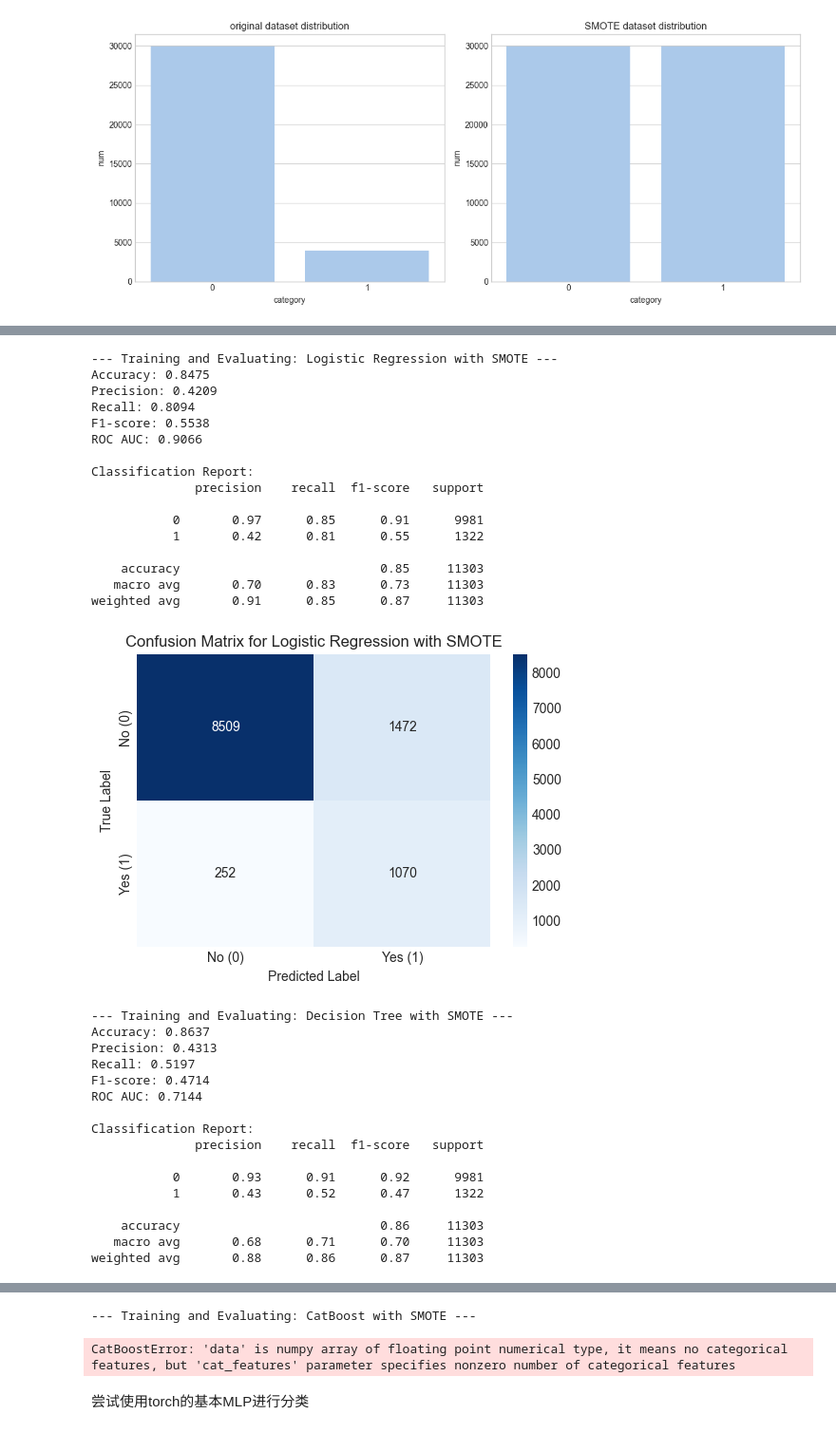
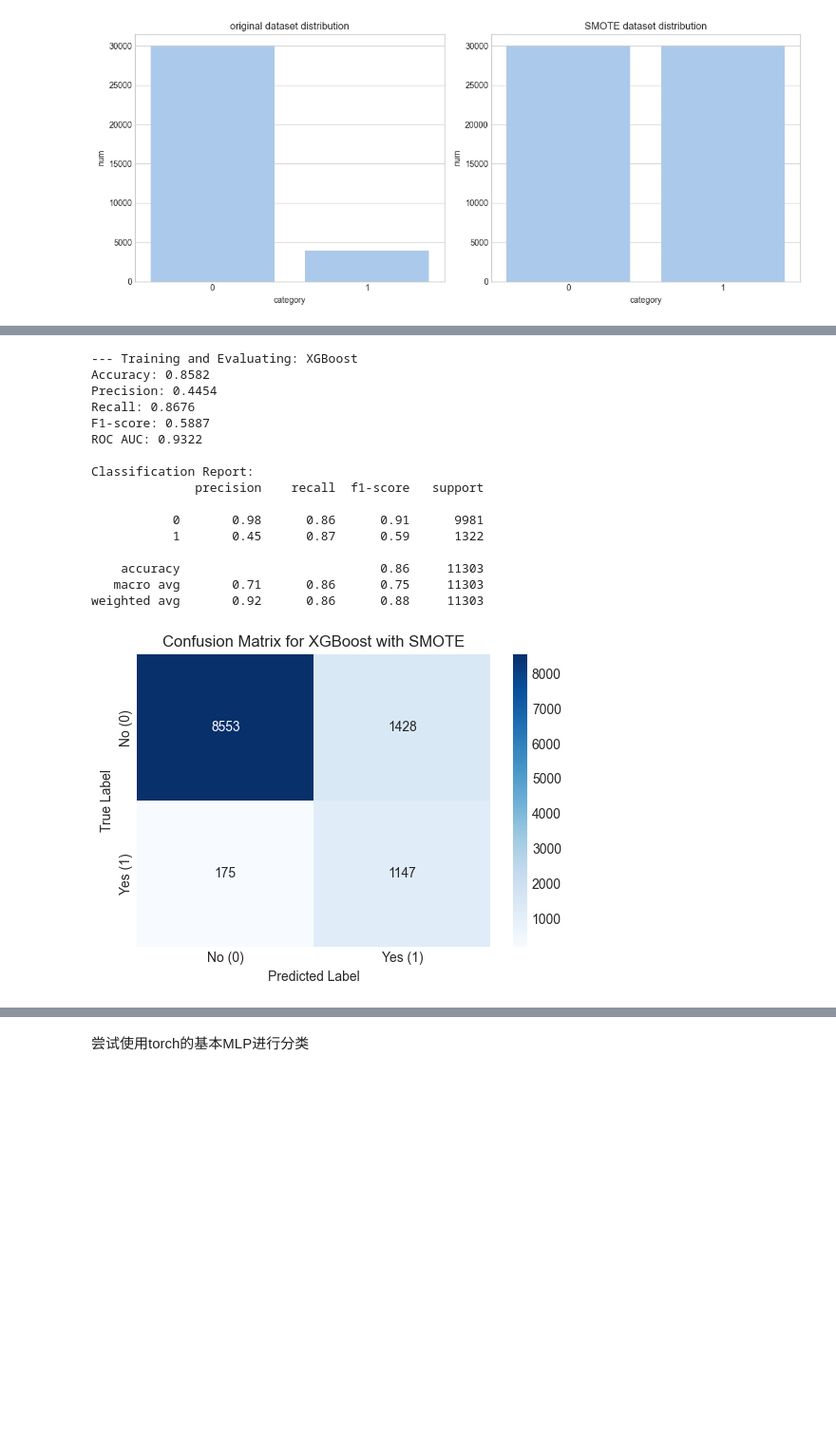
Before and after one commit to VivianOuou/Bank-Telemarketing, a Jupyter notebook: lxh/basline_log_smote.ipynb, the cells around one changed output, grey strips where cells are left out. Shown at 95% size. Cells and saved outputs as stored; diff of their text form; code cells hidden in the pictures; blank space fills up the shorter version.

```diff
--- a/lxh/basline_log_smote.ipynb
+++ b/lxh/basline_log_smote.ipynb
@@ -212,8 +213,8 @@ print(f"y_train shape: {y_train.shape}, y_test shape: {y_test.shape}")
 X_train shape: (33908, 18), X_test shape: (11303, 18)
 y_train shape: (33908,), y_test shape: (11303,)
 # %%
-preprocessor_smote = preprocessor.fit(X_train)
-X_train_processed = preprocessor_smote.transform(X_train)
+fitted_preprocessor = preprocessor.fit(X_train)
+X_train_processed = fitted_preprocessor.transform(X_train)
 
 # 检查是否是稀疏矩阵，如果是，则转换为稠密数组
 if hasattr(X_train_processed, "toarray"):
@@ -256,3 +257,6 @@ y
 1    0.5
 Name: proportion, dtype: float64
 [figure]
+# %%
+imbalance_ratio = np.sum(y_train == 0) / np.sum(y_train == 1)
+print(f"类别不平衡比例: {imbalance_ratio:.2f}")
@@ -294,22 +334,40 @@ confusion_matrices = {} # 存储混淆矩阵
 # %%
 # 修改模型训练循环以使用SMOTE处理后的数据
 for model_name, model in models.items():
-    print(f"\n--- Training and Evaluating: {model_name} with SMOTE ---")
+    print(f"\n--- Training and Evaluating: {model_name} ")
 
     if model_name == "CatBoost":
         # 对于CatBoost，我们直接使用原始数据并传递类别特征的索引
-        # 但使用SMOTE处理后的数据
-        #TODO：fix bug --是保留cat_features参数用smote数据，还是使用原数据保留catboost处理类别数据的优势
-        model_fit = model.fit(X_train_smote, y_train_smote, cat_features=categorical_indices)
+
+
+        model_fit = model.fit(X_train, y_train, cat_features=categorical_indices)
         # 预处理测试数据
         y_pred = model_fit.predict(X_test)
         y_pred_proba = model_fit.predict_proba(X_test)[:, 1]
+    elif model_name == "XGBoost":
+        #直接使用原始数据
+        # 对训练数据进行预处理(但不应用SMOTE)
+        X_train_processed_xgb = fitted_preprocessor.transform(X_train)
+        if hasattr(X_train_processed_xgb, "toarray"):
+            X_train_processed_xgb = X_train_processed_xgb.toarray()
+
+        # 使用处理后的原始数据(不平衡数据)训练XGBoost
+        model.fit(X_train_processed_xgb, y_train)
+
+        # 对测试数据进行预处理
+        X_test_processed = fitted_preprocessor.transform(X_test)
+        if hasattr(X_test_processed, "toarray"):
+            X_test_processed = X_test_processed.toarray()
+
+        # 预测
+        y_pred = model.predict(X_test_processed)
+        y_pred_proba = model.predict_proba(X_test_processed)[:, 1]
     elif model_name == "Naive Bayes":
         # 直接使用SMOTE处理后的数据
         model.fit(X_train_smote, y_train_smote)
 
         # 对测试数据进行预处理
-        X_test_processed = preprocessor_smote.transform(X_test)
+        X_test_processed = fitted_preprocessor.transform(X_test)
         if hasattr(X_test_processed, "toarray"):
             X_test_processed = X_test_processed.toarray()
 
@@ -320,7 +378,7 @@ for model_name, model in models.items():
         model.fit(X_train_smote, y_train_smote)
 
         # 对测试数据进行预处理
-        X_test_processed = preprocessor_smote.transform(X_test)
+        X_test_processed = fitted_preprocessor.transform(X_test)
         if hasattr(X_test_processed, "toarray"):
             X_test_processed = X_test_processed.toarray()
 
@@ -351,58 +409,42 @@ for model_name, model in models.items():
     }
 
     print(f"Accuracy: {accuracy:.4f}")
     print(f"Precision: {precision:.4f}")
     print(f"Recall: {recall:.4f}")
     print(f"F1-score: {f1:.4f}")
     if not np.isnan(roc_auc):
         print(f"ROC AUC: {roc_auc:.4f}")
     else:
         print("ROC AUC: Not computable for this model configuration")
 
     # 分类报告和混淆矩阵部分保持不变
     print("\nClassification Report:")
     classification_reports[model_name] = classification_report(y_test, y_pred, zero_division=0)
     print(classification_reports[model_name])
 
     plt.figure(figsize=(6, 4))
     confusion_matrices[model_name] = confusion_matrix(y_test, y_pred)
     sns.heatmap(confusion_matrices[model_name], annot=True, fmt='d', cmap='Blues',
                 xticklabels=['No (0)', 'Yes (1)'], yticklabels=['No (0)', 'Yes (1)'])
     plt.xlabel('Predicted Label')
     plt.ylabel('True Label')
     plt.title(f'Confusion Matrix for {model_name} with SMOTE')
     plt.show()
 # %% [output]
---- Training and Evaluating: Logistic Regression with SMOTE ---
-Accuracy: 0.8475
-Precision: 0.4209
-Recall: 0.8094
-F1-score: 0.5538
-ROC AUC: 0.9066
+--- Training and Evaluating: XGBoost
+Accuracy: 0.8582
+Precision: 0.4454
+Recall: 0.8676
+F1-score: 0.5887
+ROC AUC: 0.9322
 
 Classification Report:
               precision    recall  f1-score   support
 
-           0       0.97      0.85      0.91      9981
-           1       0.42      0.81      0.55      1322
+           0       0.98      0.86      0.91      9981
+           1       0.45      0.87      0.59      1322
 
-    accuracy                           0.85     11303
-   macro avg       0.70      0.83      0.73     11303
-weighted avg       0.91      0.85      0.87     11303
+    accuracy                           0.86     11303
+   macro avg       0.71      0.86      0.75     11303
+weighted avg       0.92      0.86      0.88     11303
-[figure, old version]
+[figure, new version]
---- Training and Evaluating: Decision Tree with SMOTE ---
-Accuracy: 0.8637
-Precision: 0.4313
-Recall: 0.5197
-F1-score: 0.4714
-ROC AUC: 0.7144
-
-Classification Report:
-              precision    recall  f1-score   support
-
-           0       0.93      0.91      0.92      9981
-           1       0.43      0.52      0.47      1322
-
-    accuracy                           0.86     11303
-   macro avg       0.68      0.71      0.70     11303
-weighted avg       0.88      0.86      0.87     11303
@@ -479,5 +451,3 @@ weighted avg       0.91      0.87      0.88     11303
---- Training and Evaluating: CatBoost with SMOTE ---
-CatBoostError: 'data' is numpy array of floating point numerical type, it means no categorical features, but 'cat_features' parameter specifies nonzero number of categorical features
 # %% [markdown]
 尝试使用torch的基本MLP进行分类
 # %%
```
Also changed, not shown: parts of 19 cells of this notebook, 8 other files.
